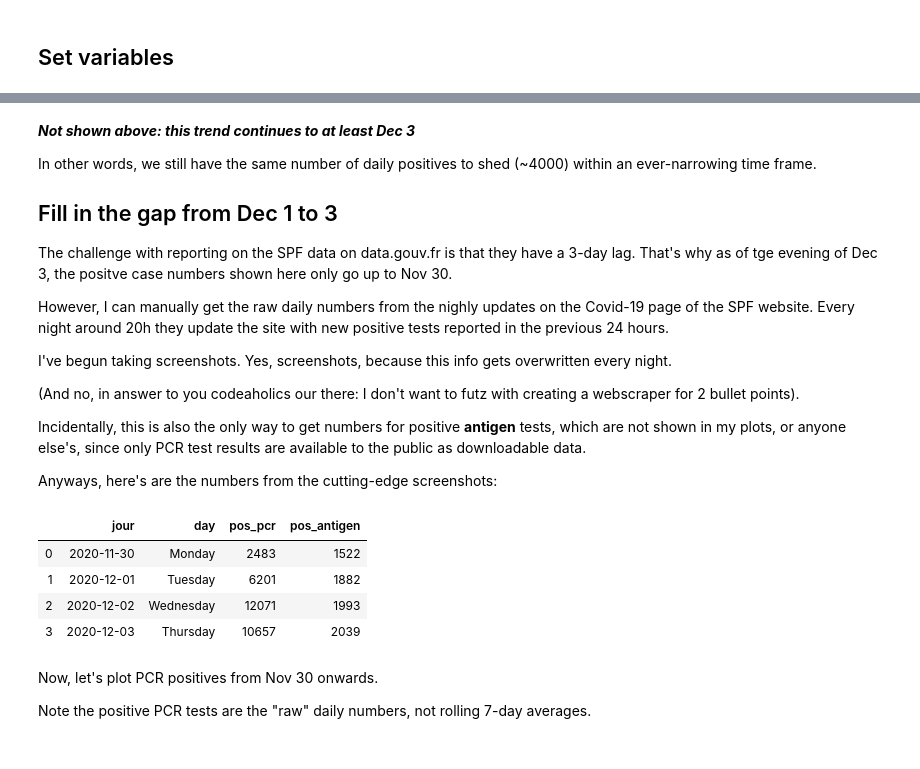
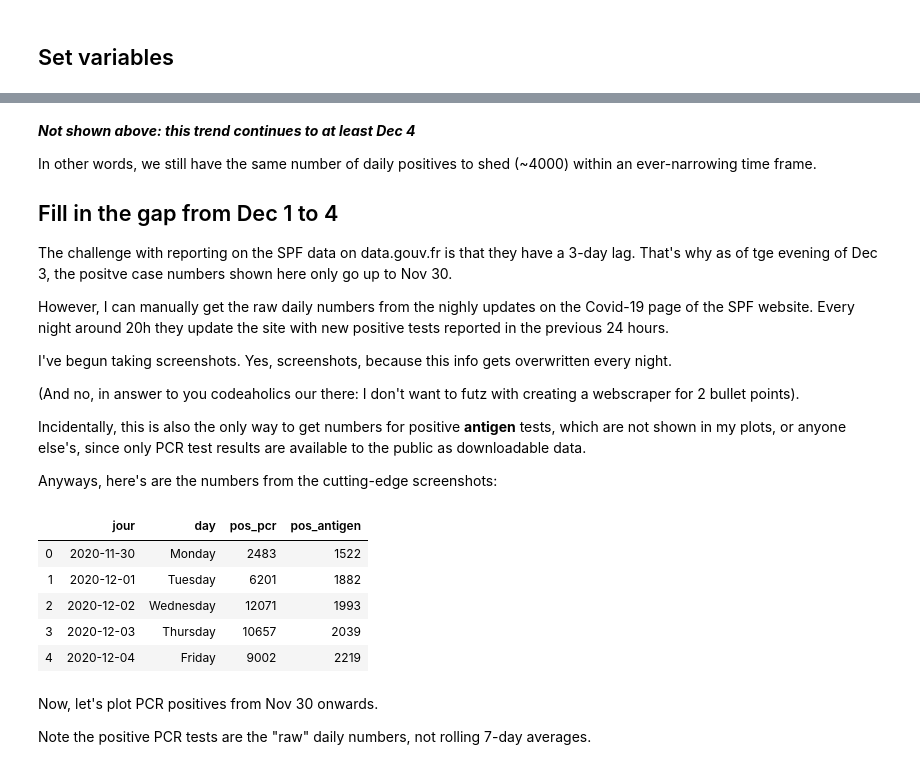
Before and after one commit to limegimlet/covid19, a Jupyter notebook: A_targets_dec15.ipynb, the cells around one changed output, grey strips where cells are left out. Drawn from its saved outputs; the diff is of its cells as text; code cells hidden in the pictures.

```diff
--- a/A_targets_dec15.ipynb
+++ b/A_targets_dec15.ipynb
@@ -261,11 +293,11 @@ fname = "{}_progress".format(metric)
 # %% [output]
 [interactive output not drawn]
 # %% [markdown]
-***Not shown above: this trend continues to at least Dec 3***
+***Not shown above: this trend continues to at least Dec 4***
 
 In other words, we still have the same number of daily positives to shed (~4000) within an ever-narrowing time frame.
 
-## Fill in the gap from Dec 1 to 3
+## Fill in the gap from Dec 1 to 4
 
 The challenge with reporting on the SPF data on data.gouv.fr is that they have a 3-day lag. That's why as of tge evening of Dec 3, the positve case numbers shown here only go up to Nov 30.
 
@@ -281,19 +313,20 @@ Anyways, here's are the numbers from the cutting-edge screenshots:
 # %%
 # manually create df of latest SPF updates
 
-dates = ['2020-11-30', '2020-12-01', '2020-12-02', '2020-12-03']
-day_week = ['Monday', 'Tuesday', 'Wednesday', 'Thursday']
-pcr_pos = [2483, 6201, 12071, 10657]
-antigen_pos = [1522, 1882, 1993, 2039]
+dates = ['2020-11-30', '2020-12-01', '2020-12-02', '2020-12-03', '2020-12-04']
+day_week = ['Monday', 'Tuesday', 'Wednesday', 'Thursday', 'Friday']
+pcr_pos = [2483, 6201, 12071, 10657, 9002]
+antigen_pos = [1522, 1882, 1993, 2039, 2219]
 
 spf_updates = pd.DataFrame({'jour': dates, 'day': day_week, 'pos_pcr': pcr_pos, 'pos_antigen': antigen_pos})
 spf_updates
 # %% [output]
 |  | jour | day | pos_pcr | pos_antigen |
 | 0 | 2020-11-30 | Monday | 2483 | 1522 |
 | 1 | 2020-12-01 | Tuesday | 6201 | 1882 |
 | 2 | 2020-12-02 | Wednesday | 12071 | 1993 |
 | 3 | 2020-12-03 | Thursday | 10657 | 2039 |
+| 4 | 2020-12-04 | Friday | 9002 | 2219 |
 # %% [markdown]
 Now, let's plot PCR positives from Nov 30 onwards.
 
```
Also changed, not shown: parts of 31 cells of this notebook.
